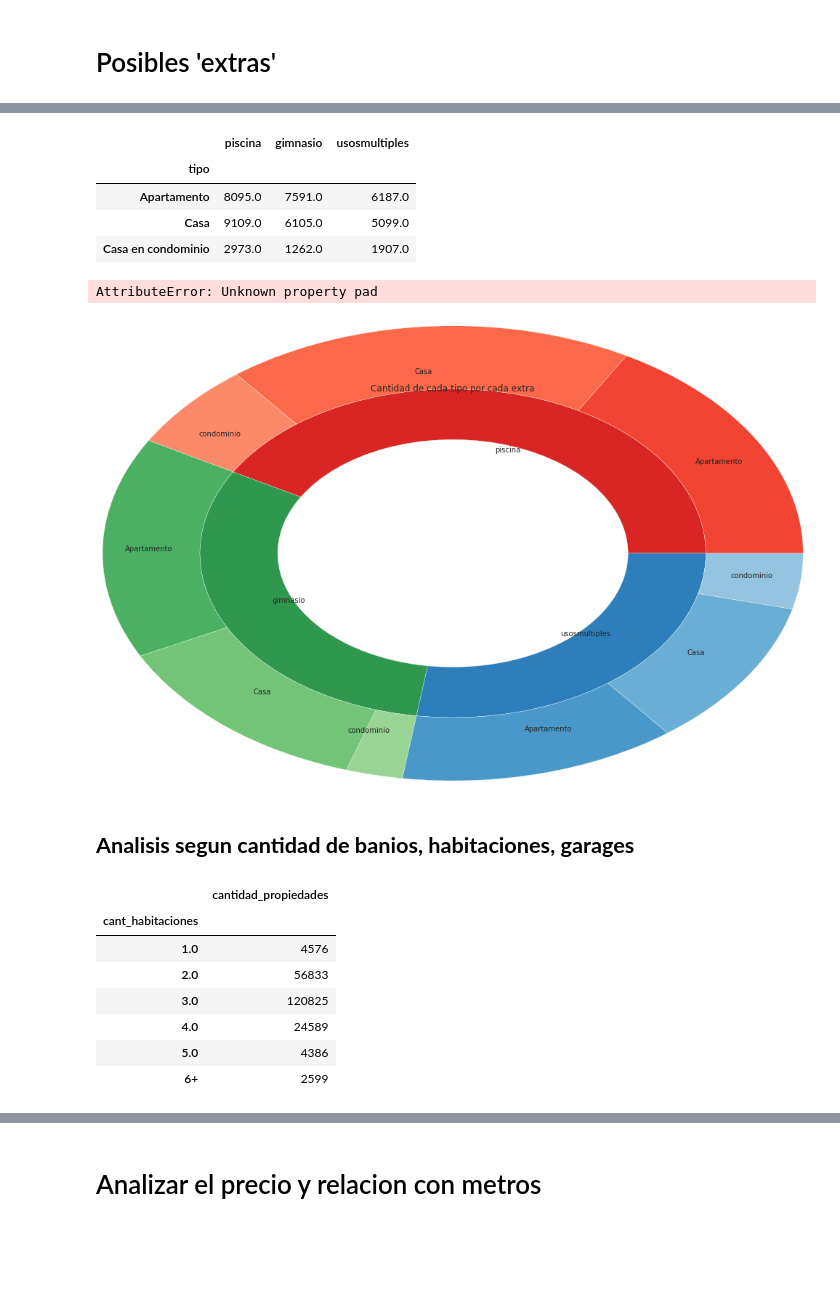
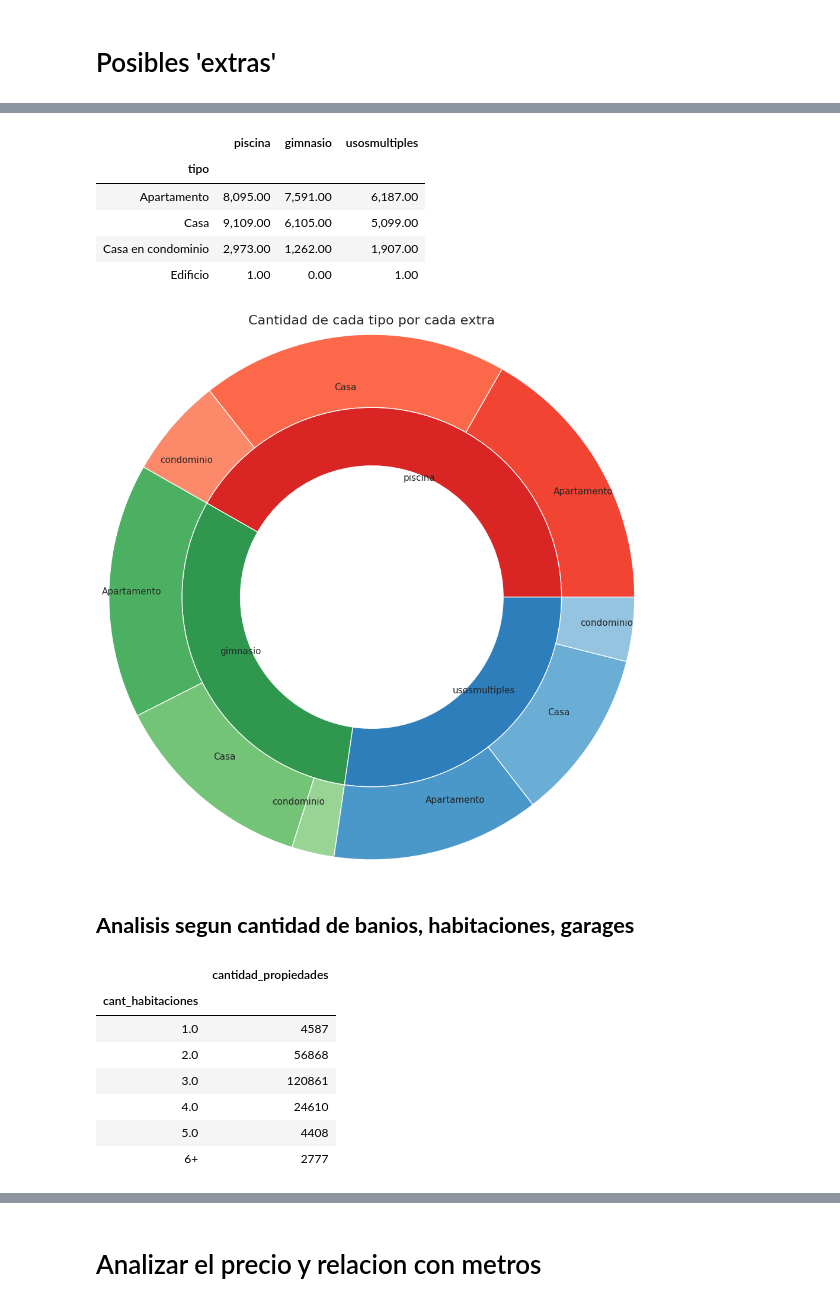
Before and after one commit to taielc/Fiuba_Datos_TP1, a Jupyter notebook: Intento de Final.ipynb, the cells around one changed output, grey strips where cells are left out. Saved outputs shown, nothing was run; the diff lists cells and outputs as text; code cells hidden in the pictures; blank space fills up the shorter version.

```diff
--- a/Intento de Final.ipynb
+++ b/Intento de Final.ipynb
@@ -13,6 +13,13 @@ from wordcloud import WordCloud, STOPWORDS, ImageColorGenerator
 from matplotlib_venn import venn3, venn3_circles
 sns.set(rc={'figure.figsize':(12,8)})
 %matplotlib inline
+
+plt.style.use('default') # haciendo los graficos un poco mas bonitos en matplotlib
+
+pd.options.display.float_format = '{:20,.2f}'.format # suprimimos la notacion cientifica en los outputs
+
+import warnings
+warnings.filterwarnings('ignore')
 # %% [markdown]
 # Análisis general y Filtrado de datos
 # %%
@@ -170,18 +175,18 @@ Text(0,0.5,'Precio (en algo)')
 # %% [markdown]
 En base a los dos gráficos anteriores decidimos que todos los que tuvieran menos datos que 'Casa en Condominio' serían agrupados en 3 grupos según su precio. Así armaremos los siguientes conjuntos.
 # %%
-individuales = set(['Casa', 'Apartamento', 'Casa en condominio'])
-precio_menor = set(precio_por_tipo[:'Local Comercial'].index.tolist())
-precio_mayor = set(precio_por_tipo['Hospedaje':].index.tolist())
+individuales = set(['Casa', 'Apartamento', 'Casa en condominio', 'Edificio'])
+comerciales = set(['Local Comercial', 'Bodega comercial', 'Oficina comercial'])
+terrenos = set(['Terreno comercial', 'Terreno'])
 # %%
 # funcion para setear los tipos
 def set_tipo(tipo):
     if tipo in individuales:
         return tipo
-    elif tipo in precio_menor:
-        return 'Precio Menor'
-    elif tipo in precio_mayor:
-        return 'Precio Mayor'
-    return 'Precio Medio'
+    elif tipo in comerciales:
+        return 'Comercial'
+    elif tipo in terrenos:
+        return 'Terreno'
+    return 'Otros Inmuebles'
 # %%
 df_filtrado['tipo'] = df_filtrado['tipo'].apply(set_tipo)
@@ -491,36 +495,37 @@ tipo_por_extra
 # %% [output]
 |  | piscina | gimnasio | usosmultiples |
 | tipo |  |  |  |
-| Apartamento | 8095.0 | 7591.0 | 6187.0 |
-| Casa | 9109.0 | 6105.0 | 5099.0 |
-| Casa en condominio | 2973.0 | 1262.0 | 1907.0 |
+| Apartamento | 8,095.00 | 7,591.00 | 6,187.00 |
+| Casa | 9,109.00 | 6,105.00 | 5,099.00 |
+| Casa en condominio | 2,973.00 | 1,262.00 | 1,907.00 |
+| Edificio | 1.00 | 0.00 | 1.00 |
 # %%
 # Generamos un diagrama en forma de 'dona' para las cantidades de cada tipo por cada extra
+tipo_por_extra.drop(index=['Edificio'], inplace=True)
 
 fig, ax = plt.subplots()
 
 colores = [plt.cm.Reds, plt.cm.Greens, plt.cm.Blues]
 
 # Anillo interior (extras)
 anillo1, _ = ax.pie([tipo_por_extra[extra].sum() for extra in posibles_extras], radius=1.3,\
                   labels=posibles_extras, labeldistance=0.65, colors=[color(0.7) for color in colores])
 plt.setp(anillo1, width=0.4, edgecolor='white')
 
 # Anillo exterior (tipo por cada extra)
 subgrupos = [tipo.split(' ')[-1] for i in range(3) for tipo in tipo_por_extra.index]
 
 anillo2, _ = ax.pie([x for columna in tipo_por_extra.columns for x in tipo_por_extra[columna] if x != 0], radius=1.8,\
                     labels=subgrupos, labeldistance=0.8,\
                     colors=[color(i/10) for color in colores for i in range(6,3,-1)])
 plt.setp(anillo2, width=0.5, edgecolor='white')
 
 fig.patch.set_facecolor('white')
 plt.title('Cantidad de cada tipo por cada extra',pad=110, fontsize=16)
 plt.margins(0,0)
 plt.show()
 # %% [output]
-AttributeError: Unknown property pad
-[figure, old version]
+[figure, new version]
 # %% [markdown]
 ## **Analisis segun cantidad de banios, habitaciones, garages**
 # %%
@@ -541,12 +546,12 @@ habitaciones_grouped
 # %% [output]
 |  | cantidad_propiedades |
 | cant_habitaciones |  |
-| 1.0 | 4576 |
-| 2.0 | 56833 |
-| 3.0 | 120825 |
-| 4.0 | 24589 |
-| 5.0 | 4386 |
-| 6+ | 2599 |
+| 1.0 | 4587 |
+| 2.0 | 56868 |
+| 3.0 | 120861 |
+| 4.0 | 24610 |
+| 5.0 | 4408 |
+| 6+ | 2777 |
 # %%
 habitaciones_grouped.plot(kind='pie', figsize=(12,12),cmap='Accent',fontsize=11, autopct='%1.0f%%',y = 'cantidad_propiedades')
 plt.title('Cantidad de habitaciones', fontsize = 18)
```
Also changed, not shown: parts of 57 cells of this notebook, 7 other files.
